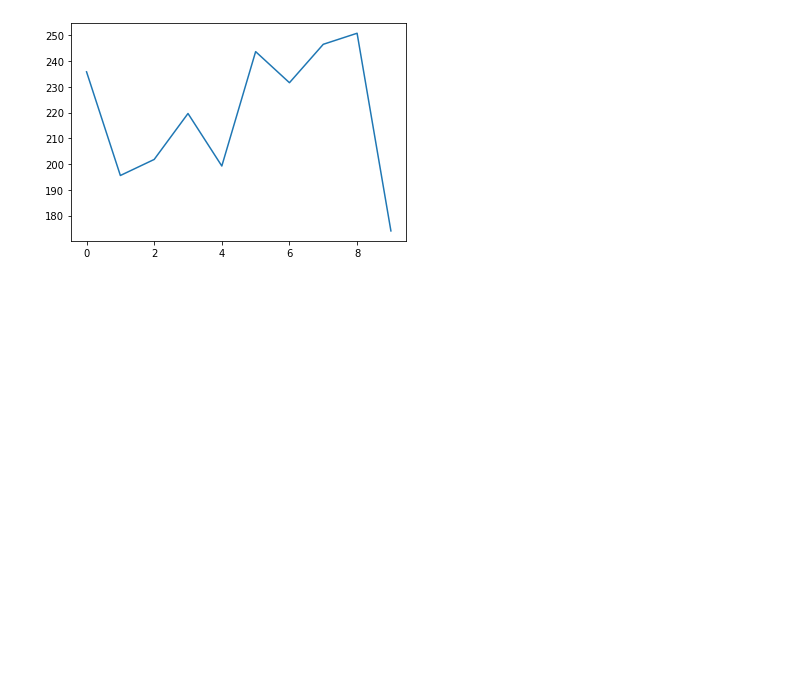
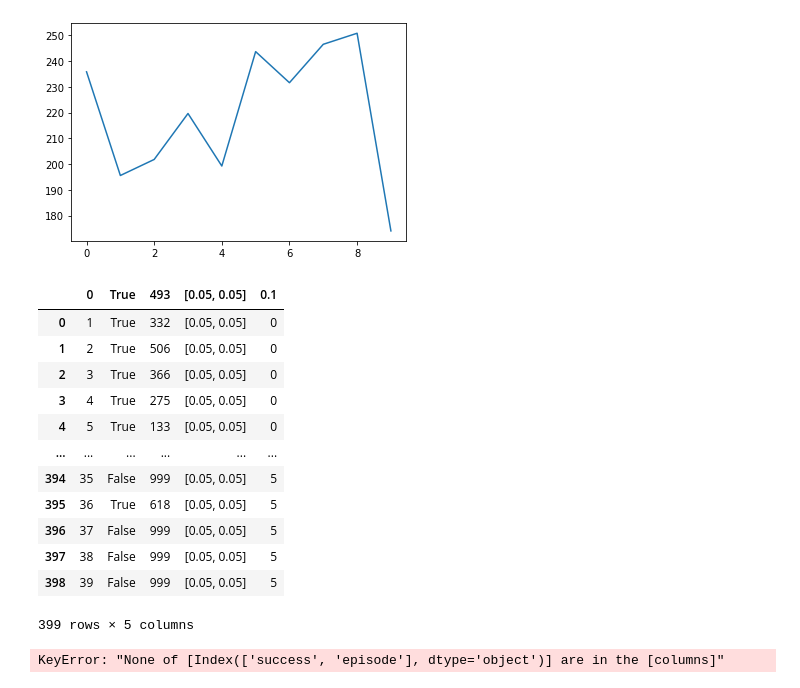
Before and after one commit to ewil32/Hybrid_Policy_Selection_DAIF, a Jupyter notebook: analyse_results.ipynb, the cells around one changed output. Cells and saved outputs as stored; diff of their text form; code cells hidden in the pictures; blank space fills up the shorter version.

```diff
--- a/analyse_results.ipynb
+++ b/analyse_results.ipynb
@@ -5,7 +5,7 @@ import pandas as pd
 import matplotlib.pyplot as plt
 # %%
 efe = pd.read_csv("experiments/efe_no_prior_model.csv")
-# feef_prior = pd.read_csv("experiments/feef_with_prior_model.csv")
+feef_prior = pd.read_csv("experiments/feef_with_prior_model.csv")
 # feef = pd.read_csv("experiments/feef_no_prior_model.csv")
 # %%
 efe
@@ -81,3 +81,24 @@ plt.plot(std_times)
 # %% [output]
 [<matplotlib.lines.Line2D at 0x...>]
 [figure]
+# %%
+feef_prior
+# %% [output]
+|  | 0 | True | 493 | [0.05, 0.05] | 0.1 |
+| 0 | 1 | True | 332 | [0.05, 0.05] | 0 |
+| 1 | 2 | True | 506 | [0.05, 0.05] | 0 |
+| 2 | 3 | True | 366 | [0.05, 0.05] | 0 |
+| 3 | 4 | True | 275 | [0.05, 0.05] | 0 |
+| 4 | 5 | True | 133 | [0.05, 0.05] | 0 |
+| ... | ... | ... | ... | ... | ... |
+| 394 | 35 | False | 999 | [0.05, 0.05] | 5 |
+| 395 | 36 | True | 618 | [0.05, 0.05] | 5 |
+| 396 | 37 | False | 999 | [0.05, 0.05] | 5 |
+| 397 | 38 | False | 999 | [0.05, 0.05] | 5 |
+| 398 | 39 | False | 999 | [0.05, 0.05] | 5 |
+399 rows × 5 columns
+# %%
+mean_success = feef_prior[["success", "episode"]].groupby("episode").mean()
+mean_success
+# %% [output]
+KeyError: "None of [Index(['success', 'episode'], dtype='object')] are in the [columns]"
```
Also changed, not shown: 9 other files.
